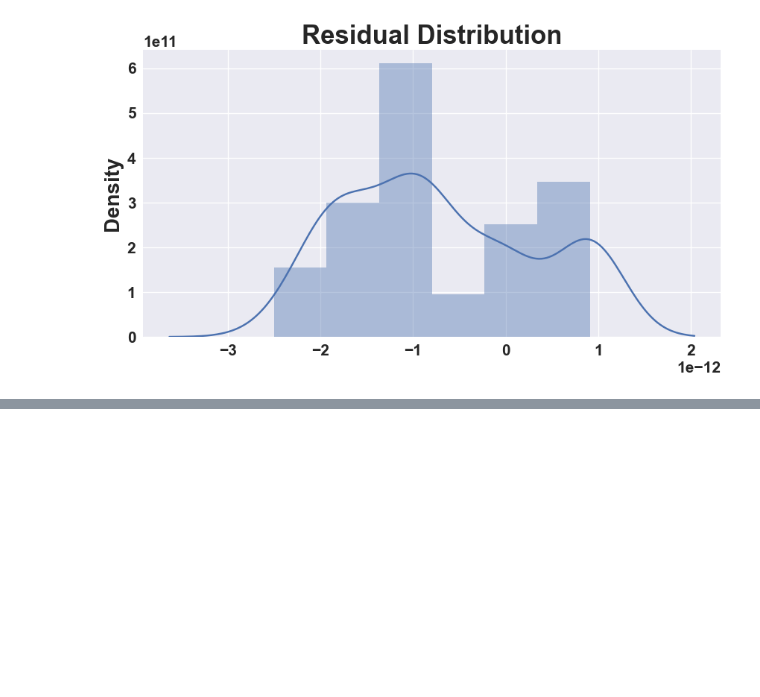
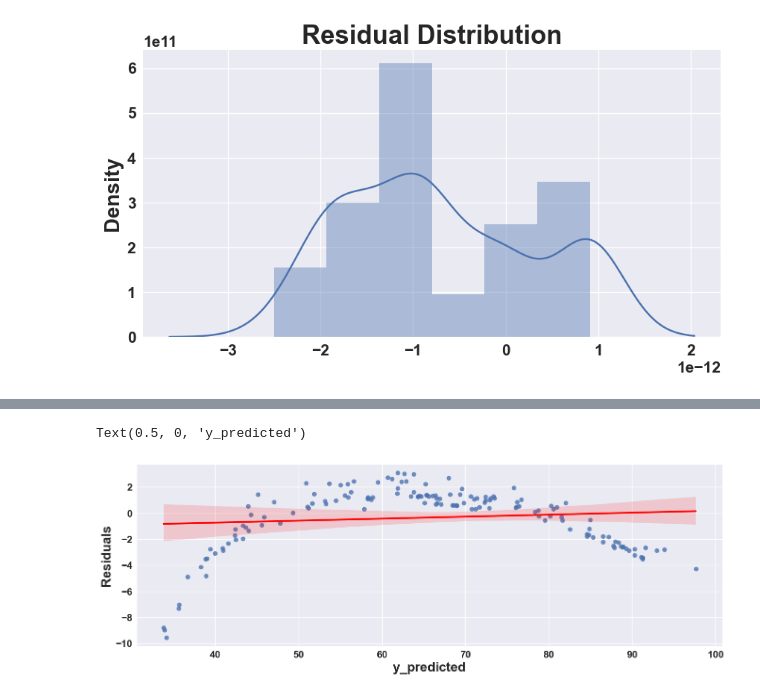
Before and after one commit to springboardmentor29803v-cpu/RideWise-Predicting-Bike-sharing-Demand, a Jupyter notebook: Project.ipynb, the cells around one changed output, grey strips where cells are left out. Cells and saved outputs as stored; diff of their text form; code cells hidden in the pictures; blank space fills up the shorter version.

```diff
--- a/Project.ipynb
+++ b/Project.ipynb
@@ -887,0 +959,6 @@ Residual_distPlot(y_pred,y_test)
+# %%
+# Initiating
+lasso_reg = Lasso(alpha = 0.01)
+# %%
+# Fitting and training the model
+lasso_reg.fit(X_train,y_train)
@@ -887,0 +1175,9 @@ Residual_distPlot(y_pred,y_test)
+# %%
+# Check Homoscedasticity by plotting y_predicted values and the residuals
+plt.figure(figsize=(16,5))
+sns.regplot(x = y_pred,y = y_test-y_pred,line_kws={'color':'red'})
+plt.ylabel('Residuals')
+plt.xlabel('y_predicted')
+# %% [output]
+Text(0.5, 0, 'y_predicted')
+[figure, added]
```
Also changed, not shown: parts of 58 cells of this notebook.
